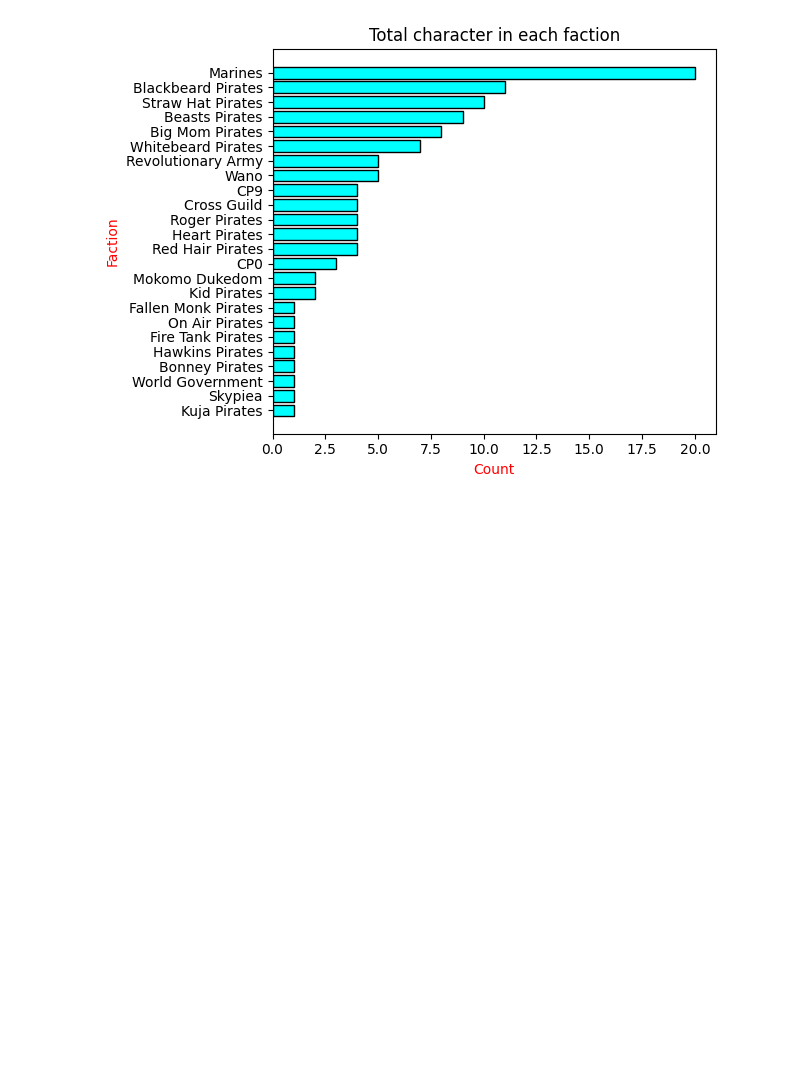
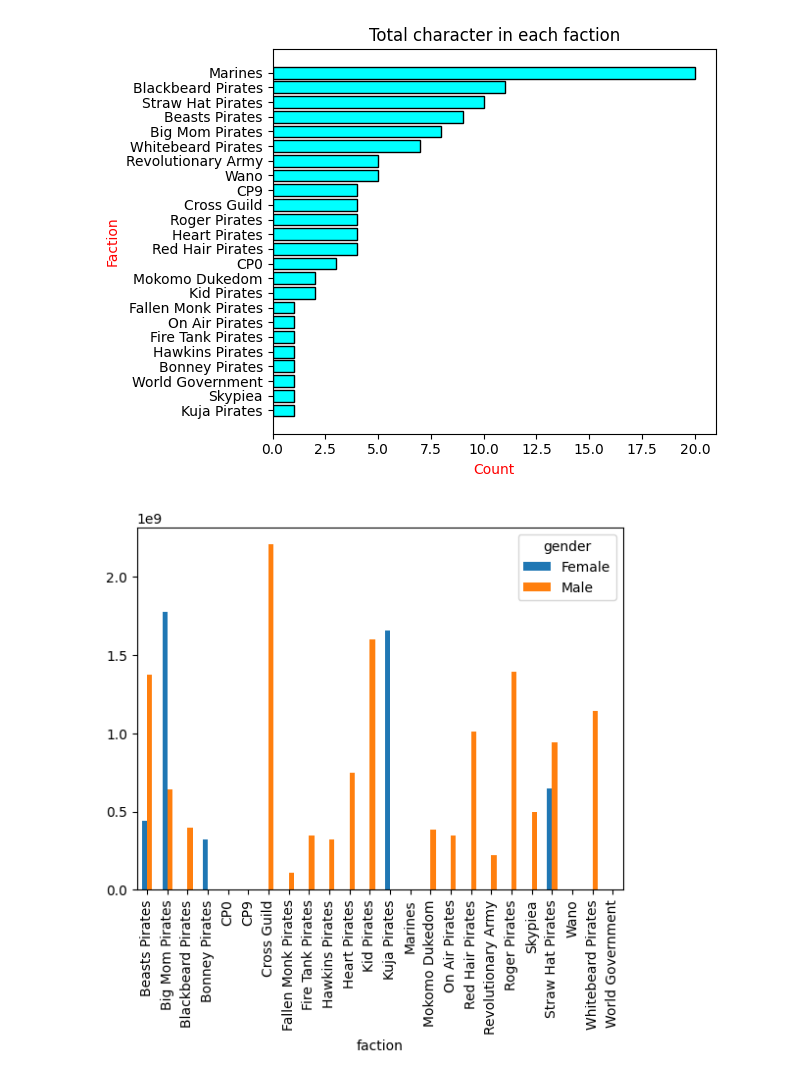
Before and after one commit to Dhananjoy333/Machine-Learning-Notes, a Jupyter notebook: 2. Important Libraries/3. Matplotlib/1. matplotlib-basics.ipynb, the cells around one changed output. Cells and saved outputs as stored; diff of their text form; code cells hidden in the pictures; blank space fills up the shorter version.

```diff
--- a/2. Important Libraries/3. Matplotlib/1. matplotlib-basics.ipynb
+++ b/2. Important Libraries/3. Matplotlib/1. matplotlib-basics.ipynb
@@ -170,3 +170,9 @@ plt.tight_layout()
 plt.show()
 # %% [output]
 [figure]
+# %%
+grouped = df.groupby(["faction", "gender"])["bounty"].mean()
+grouped.unstack().plot(kind="bar")
+plt.show()
+# %% [output]
+[figure, added]
```
Also changed, not shown: 2 other files.
